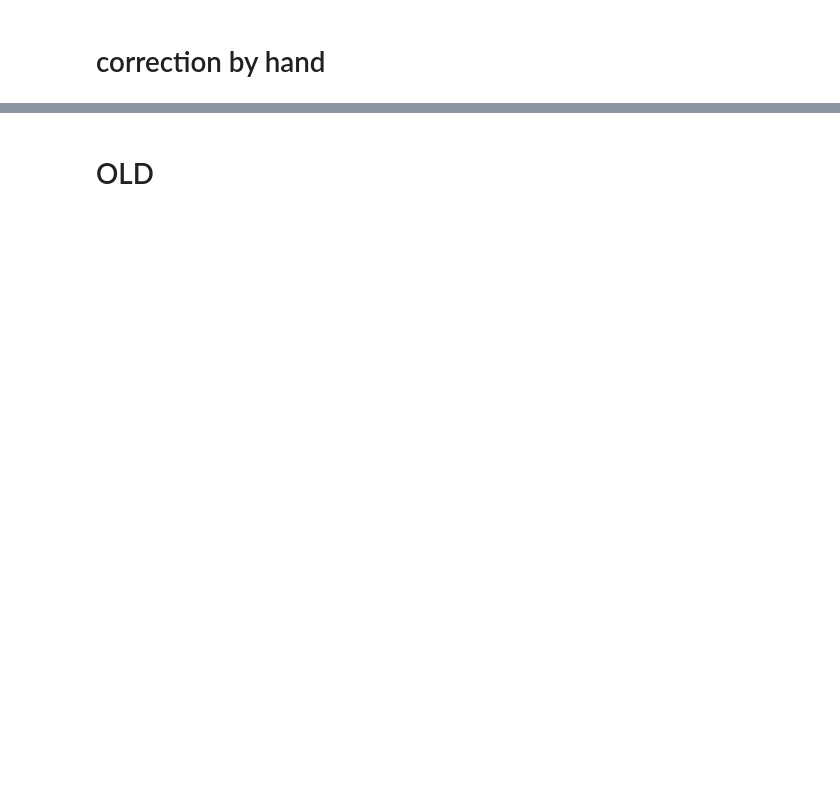
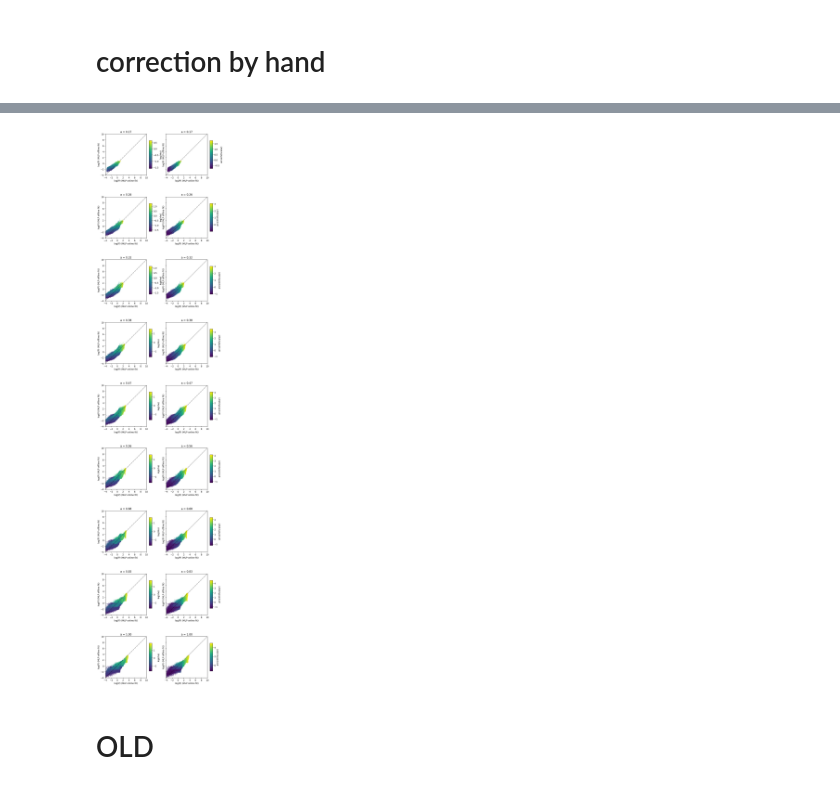
Before and after one commit to Arne-Thomsen/JaxPM, a Jupyter notebook: dev/hpm/nets/mlp_correlation.ipynb, the cells around one changed output, grey strips where cells are left out. Cells and saved outputs as stored; diff of their text form; code cells hidden in the pictures; blank space fills up the shorter version.

```diff
--- a/dev/hpm/nets/mlp_correlation.ipynb
+++ b/dev/hpm/nets/mlp_correlation.ipynb
@@ -287,3 +328,43 @@ plt.show()
+# %%
+nrows = len(scales)
+
+fig, ax = plt.subplots(figsize=(2*4, nrows*4), nrows=nrows, ncols=2, sharex="row", sharey="row")
+
+# # Compute global limits for all subplots
+# all_x = np.concatenate([out_table[i].flatten() for i in range(nrows)])
+# all_y = np.concatenate([out_sim[i].flatten() for i in range(nrows)])
+
+# xlim = ylim = (min(all_x.min(), all_y.min()), max(all_x.max(), all_y.max()))
+# ticks = np.linspace(xlim[0], xlim[1], num=6)
+
+xlim = (-4, 10)
+ylim = xlim
+ticks = np.linspace(-4, 10, num=8)
+
+for i, scale in enumerate(scales):
+    # im = ax[i, 0].scatter(out_sim[i], out_table[i], s=0.1, c=np.log10(gas_rho_tot[i]))
+    im = ax[i, 0].scatter(out_sim[i], out_table[i], s=0.1, c=gas_rho_tot[i])
+    fig.colorbar(im, ax=ax[i, 0], orientation="vertical", shrink=0.5, aspect=10, label="log(rho)")
+
+    # im = ax[i, 1].scatter(out_sim[i], out_table[i], s=0.1, c=np.arcsinh(gas_fscalar[i]))
+    im = ax[i, 1].scatter(out_sim[i], out_table[i], s=0.1, c=gas_fscalar[i])
+    fig.colorbar(im, ax=ax[i, 1], orientation="vertical", shrink=0.5, aspect=10, label="arcsinh(fscalar)")
+
+    ax[i,0].plot([xlim[0], xlim[1]], [ylim[0], ylim[1]], color="k", linestyle=":")
+    ax[i,1].plot([xlim[0], xlim[1]], [ylim[0], ylim[1]], color="k", linestyle=":")
+
+    for j in range(2):
+        ax[i, j].set(xlabel="log(P) (MLP online fit)", ylabel="log(P) (MLP offline fit)", title=f"a = {scale:.2f}")
+        ax[i, j].set_xticks(ticks)
+        ax[i, j].set_yticks(ticks)
+        ax[i, j].set_xlim(xlim)
+        ax[i, j].set_ylim(ylim)
+        ax[i, j].set_aspect("equal")
+
+fig.tight_layout()
+plt.show()
+# %% [output]
+[figure, added]
 # %% [markdown]
 # OLD
 # %%
```
Also changed, not shown: parts of 14 cells of this notebook, 39 other files.
